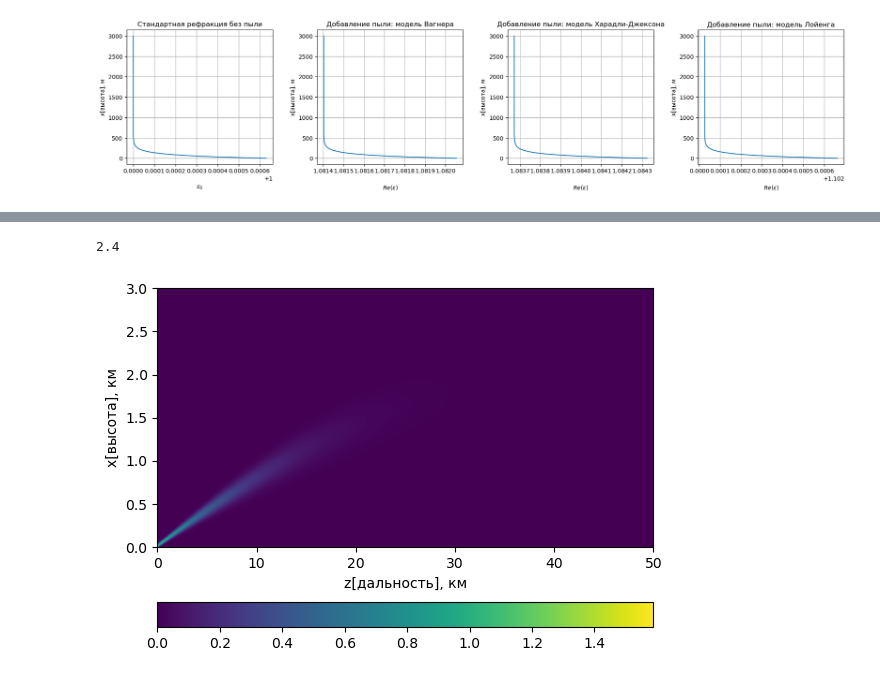
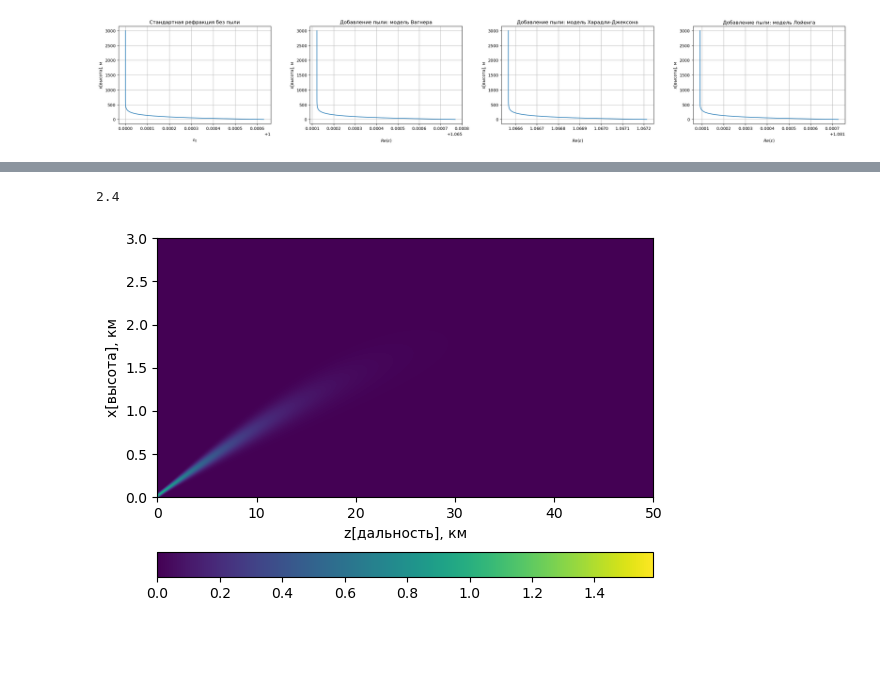
Before and after one commit to Margo-10/pe_radiowaves, a Jupyter notebook: pe_radiowaves.ipynb, the cells around one changed output, grey strips where cells are left out. Saved outputs shown, nothing was run; the diff lists cells and outputs as text; code cells hidden in the pictures; blank space fills up the shorter version.

```diff
--- a/pe_radiowaves.ipynb
+++ b/pe_radiowaves.ipynb
@@ -24,7 +24,7 @@ eps_l_real = [0]*(H_max*1000+1)
 eps_w_complex = [0]*(H_max*1000+1)
 eps_kj_complex = [0]*(H_max*1000+1)
 eps_l_complex = [0]*(H_max*1000+1)
-phi_1 = 0.05
+phi_1 = 0.04
 eps_1= 4.56 + cmath.sqrt(-1)*0.251
 # %%
 for i in range(H_max*1000+1):
@@ -41,7 +41,7 @@ for i in range(H_max*1000+1):
 # %%
 fig = plt.figure()
 fig.set_figheight(5)
-fig.set_figwidth(19)
+fig.set_figwidth(26)
 
 
 plt.subplot(1, 4, 1)
@@ -49,35 +49,35 @@ plt.plot(eps_0, h)
 plt.ylabel('x[высота], м')
 plt.xlabel('$ε_0$', labelpad=18)
 plt.title('Стандартная рефракция без пыли')
-plt.ticklabel_format(style='scientific')
+plt.ticklabel_format(style='scientific',  useMathText=bool)
 plt.grid(True)
 
 plt.subplot(1, 4, 2)
 plt.plot(eps_w_real, h)
 plt.xlabel('$Re(ε)$', labelpad=18)
 plt.ylabel('x[высота], м')
 plt.title('Добавление пыли: модель Вагнера')
 plt.ticklabel_format(style='scientific',  useMathText=bool)
 plt.grid(True)
 
 plt.subplot(1, 4, 3)
 plt.plot(eps_kj_real, h)
 plt.xlabel('$Re(ε)$', labelpad=18)
 plt.ylabel('x[высота], м')
 plt.title('Добавление пыли: модель Харадли-Джексона')
 plt.ticklabel_format(style='scientific',  useMathText=bool)
 plt.grid(True)
 
 plt.subplot(1, 4, 4)
 plt.plot(eps_l_real, h)
 plt.xlabel('$Re(ε)$', labelpad=18)
 plt.ylabel('x[высота], м')
 plt.title('Добавление пыли: модель Лойенга')
 plt.ticklabel_format(style='scientific',  useMathText=bool)
 plt.tight_layout(pad=3.08)
 plt.grid(True)
 
 
 plt.show()
 # %% [output]
-[figure, old version]
+[figure, new version]
```
Also changed, not shown: parts of 10 cells of this notebook.
